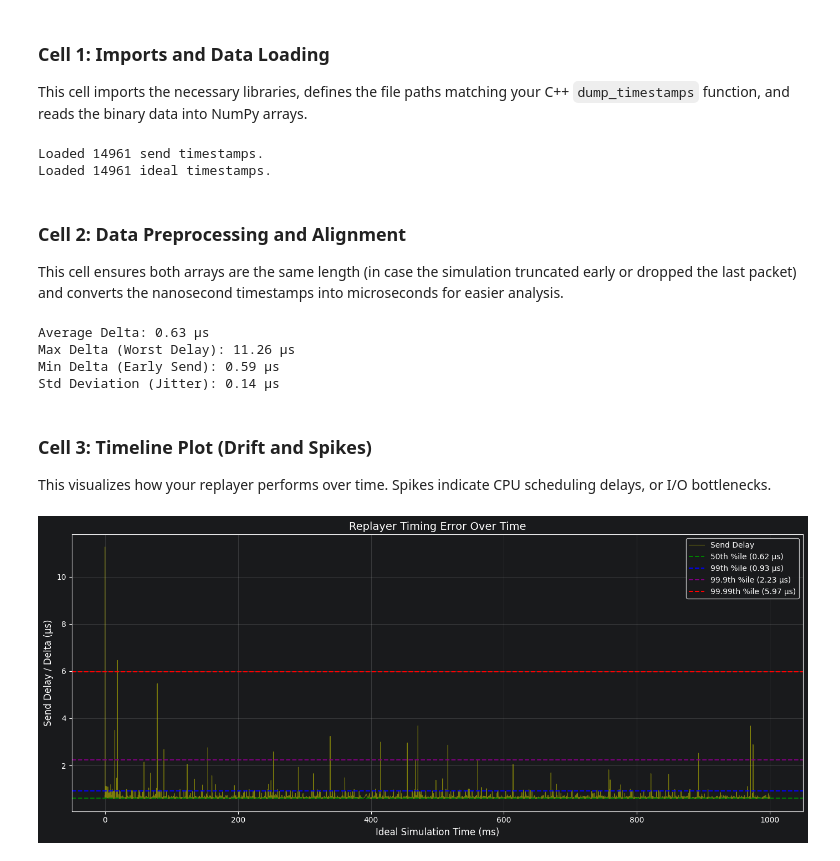
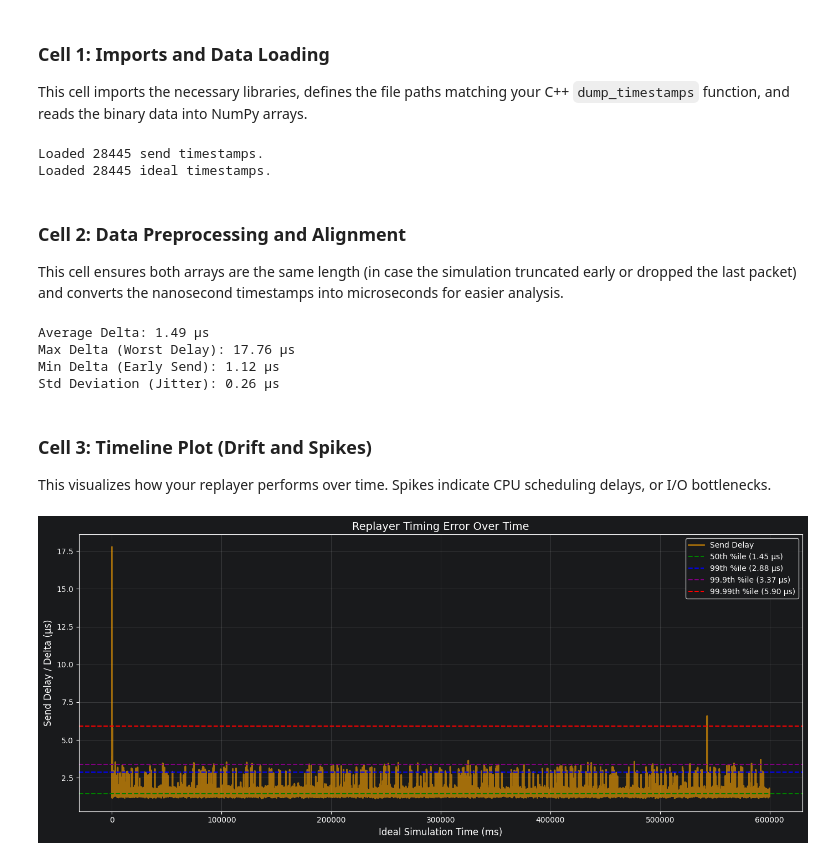
Before and after one commit to IlliaDerevianko/nanoparser, a Jupyter notebook: analysis/replayer_analysis.ipynb, the cells around one changed output. Drawn from its saved outputs; the diff is of its cells as text; code cells hidden in the pictures.

Commit message:
chore: clean up analysis

```diff
--- a/analysis/replayer_analysis.ipynb
+++ b/analysis/replayer_analysis.ipynb
@@ -7,8 +7,8 @@ import matplotlib.pyplot as plt
 import os
 
 # File paths hardcoded in your C++ dump_timestamps() function
-send_times_path = "/home/illia-derevianko/Projects/nanoparser/data/send_times"
-ideal_times_path = "/home/illia-derevianko/Projects/nanoparser/data/ideal_times"
+send_times_path = "/home/illia-derevianko/Projects/nanoparser/analysis/send_times"
+ideal_times_path = "/home/illia-derevianko/Projects/nanoparser/analysis/ideal_times"
 
 # Verify files exist
 if not os.path.exists(send_times_path) or not os.path.exists(ideal_times_path):
@@ -21,8 +21,8 @@ else:
     print(f"Loaded {len(send_times_ns)} send timestamps.")
     print(f"Loaded {len(ideal_times_ns)} ideal timestamps.")
 # %% [output]
-Loaded 14961 send timestamps.
-Loaded 14961 ideal timestamps.
+Loaded 28445 send timestamps.
+Loaded 28445 ideal timestamps.
 # %% [markdown]
 ### **Cell 2: Data Preprocessing and Alignment**
 This cell ensures both arrays are the same length (in case the simulation truncated early or dropped the last packet) and converts the nanosecond timestamps into microseconds for easier analysis.
@@ -49,41 +49,41 @@ print(f"Max Delta (Worst Delay): {np.max(delta_us):.2f} µs")
 print(f"Min Delta (Early Send): {np.min(delta_us):.2f} µs")
 print(f"Std Deviation (Jitter): {np.std(delta_us):.2f} µs")
 # %% [output]
-Average Delta: 0.63 µs
-Max Delta (Worst Delay): 11.26 µs
-Min Delta (Early Send): 0.59 µs
-Std Deviation (Jitter): 0.14 µs
+Average Delta: 1.49 µs
+Max Delta (Worst Delay): 17.76 µs
+Min Delta (Early Send): 1.12 µs
+Std Deviation (Jitter): 0.26 µs
 # %% [markdown]
 ### **Cell 3: Timeline Plot (Drift and Spikes)**
 This visualizes how your replayer performs over time. Spikes indicate CPU scheduling delays, or I/O bottlenecks.
 # %%
 # Calculate percentiles
 p50 = np.percentile(delta_us, 50)
 p99 = np.percentile(delta_us, 99)
 p99_9 = np.percentile(delta_us, 99.9)
 p99_99 = np.percentile(delta_us, 99.99)
 
 plt.figure(figsize=(14, 6))
 
 # Plot the main timeline data
-plt.plot(time_axis_ms, delta_us, color='y', alpha=0.6, linewidth=0.8, label="Send Delay")
+plt.plot(time_axis_ms, delta_us, color='orange', alpha=0.6, linewidth=2, label="Send Delay")
 
 # Add percentile dashed lines with distinct colors
 plt.axhline(p50, color='green', linestyle='--', linewidth=1.5, label=f'50th %ile ({p50:.2f} µs)')
 plt.axhline(p99, color='blue', linestyle='--', linewidth=1.5, label=f'99th %ile ({p99:.2f} µs)')
 plt.axhline(p99_9, color='purple', linestyle='--', linewidth=1.5, label=f'99.9th %ile ({p99_9:.2f} µs)')
 plt.axhline(p99_99, color='red', linestyle='--', linewidth=1.5, label=f'99.99th %ile ({p99_99:.2f} µs)')
 
 # Formatting
 plt.title("Replayer Timing Error Over Time", fontsize=14)
 plt.xlabel("Ideal Simulation Time (ms)", fontsize=12)
 plt.ylabel("Send Delay / Delta (µs)", fontsize=12)
 plt.grid(True, alpha=0.3)
 
 # Place the legend in the upper right (or 'best' to let matplotlib decide)
 plt.legend(loc='best', framealpha=0.9)
 
 plt.tight_layout()
 plt.show()
 # %% [output]
-[figure, old version]
+[figure, new version]
```
Also changed, not shown: 1 other file.
